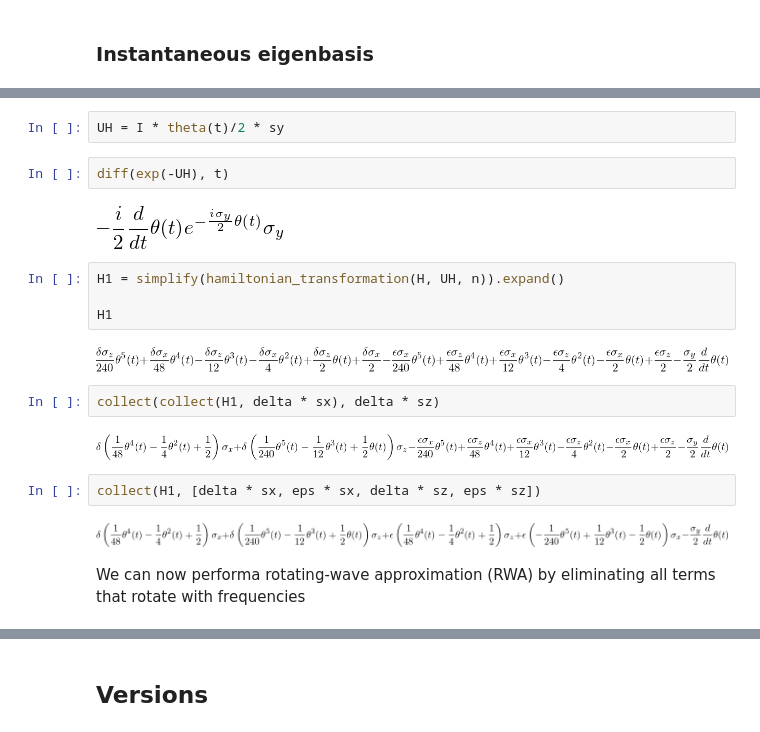
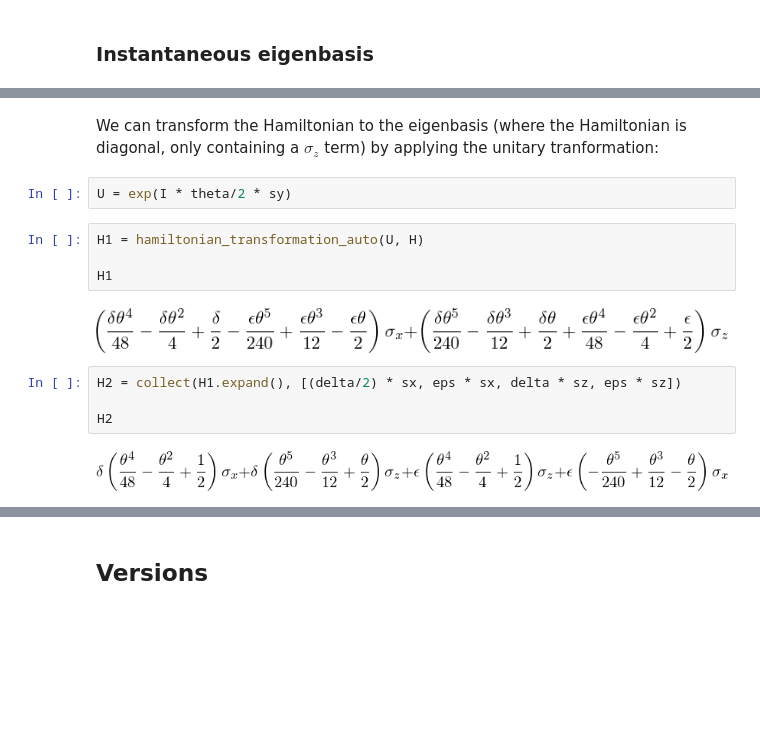
Before and after one commit to jrjohansson/sympsi-notebooks, a Jupyter notebook: sympy-quantum-pauli-transformations.ipynb, the cells around one changed output, grey strips where cells are left out. Cells and saved outputs as stored; diff of their text form; blank space fills up the shorter version.

Commit message:
updated transformation utils library and boson/pauli examples

```diff
--- a/sympy-quantum-pauli-transformations.ipynb
+++ b/sympy-quantum-pauli-transformations.ipynb
@@ -70,22 +33,16 @@ def hamiltonian_transformation(H, UH, n):
+# %% [markdown]
+We can transform the Hamiltonian to the eigenbasis (where the Hamiltonian is diagonal, only containing a $\sigma_z$ term) by applying the unitary tranformation:
 # %%
-UH = I * theta(t)/2 * sy
+U = exp(I * theta/2 * sy)
-# %%
-diff(exp(-UH), t)
-# %% [output]
-[figure, removed]
 # %%
-H1 = simplify(hamiltonian_transformation(H, UH, n)).expand()
+H1 = hamiltonian_transformation_auto(U, H)
 
 H1
 # %% [output]
-[figure, old version]
+[figure, new version]
 # %%
-collect(collect(H1, delta * sx), delta * sz)
+H2 = collect(H1.expand(), [(delta/2) * sx, eps * sx, delta * sz, eps * sz])
+
+H2
 # %% [output]
-[figure, old version]
+[figure, new version]
-# %%
-collect(H1, [delta * sx, eps * sx, delta * sz, eps * sz])
-# %% [output]
-[figure, removed]
-# %% [markdown]
-We can now performa rotating-wave approximation (RWA) by eliminating all terms that rotate with frequencies
```
Also changed, not shown: parts of 23 cells of this notebook, 2 other files.
